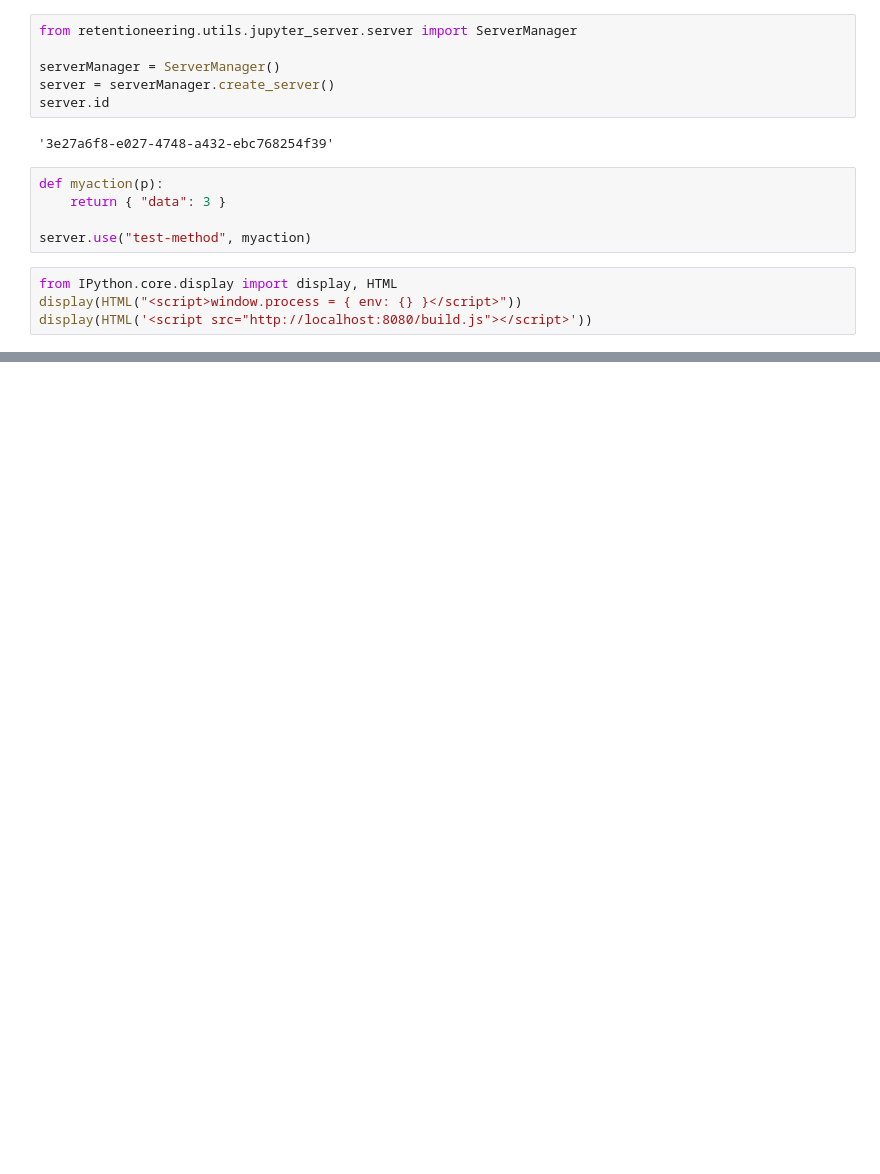
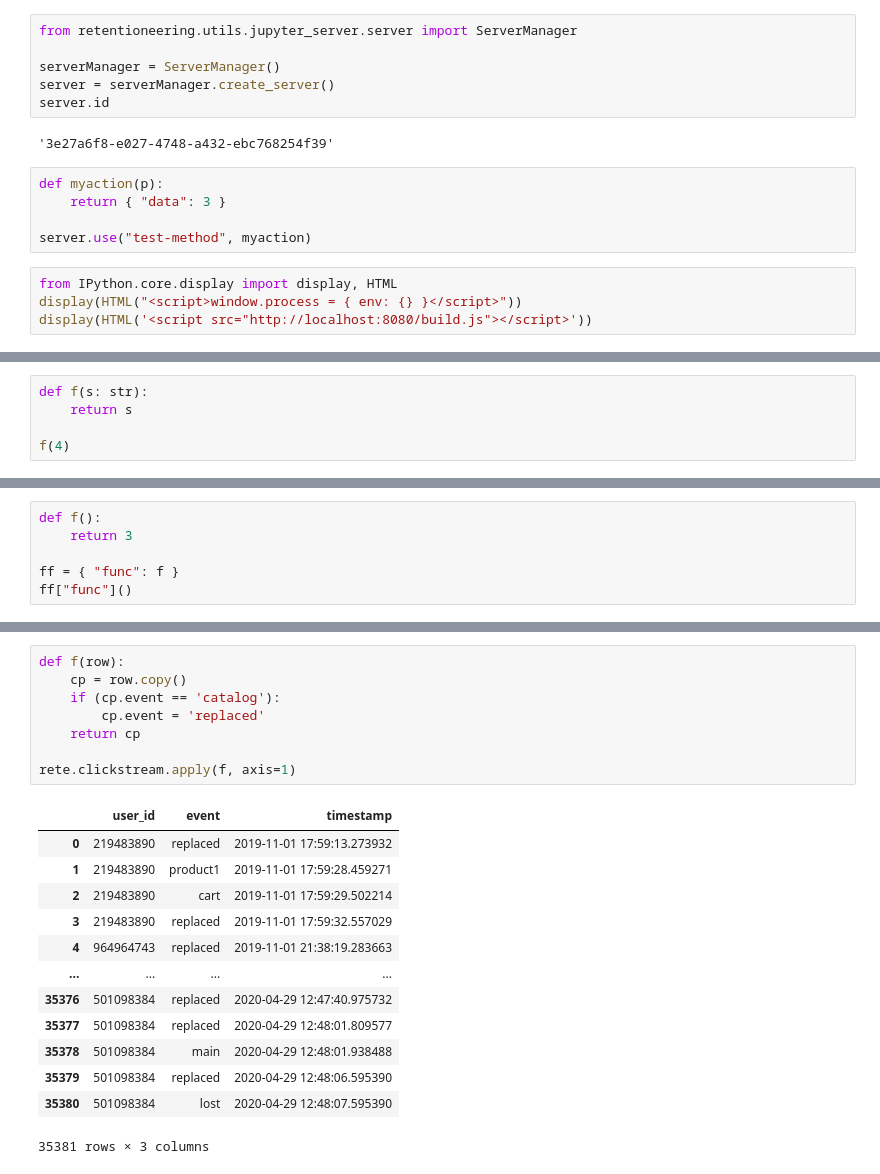
Before and after one commit to retentioneering/retentioneering-tools-2-archive, a Jupyter notebook: Untitled.ipynb, the cells around one changed output, grey strips where cells are left out. Saved outputs shown, nothing was run; the diff lists cells and outputs as text; blank space fills up the shorter version.

```diff
--- a/Untitled.ipynb
+++ b/Untitled.ipynb
@@ -17,0 +20,5 @@ display(HTML('<script src="http://localhost:8080/build.js"></script>'))
+# %%
+def f(s: str):
+    return s
+
+f(4)
@@ -17,0 +44,6 @@ display(HTML('<script src="http://localhost:8080/build.js"></script>'))
+# %%
+def f():
+    return 3
+
+ff = { "func": f }
+ff["func"]()
@@ -17,0 +144,22 @@ display(HTML('<script src="http://localhost:8080/build.js"></script>'))
+# %%
+def f(row):
+    cp = row.copy()
+    if (cp.event == 'catalog'):
+        cp.event = 'replaced'
+    return cp
+
+rete.clickstream.apply(f, axis=1)
+# %% [output]
+|  | user_id | event | timestamp |
+| 0 | 219483890 | replaced | 2019-11-01 17:59:13.273932 |
+| 1 | 219483890 | product1 | 2019-11-01 17:59:28.459271 |
+| 2 | 219483890 | cart | 2019-11-01 17:59:29.502214 |
+| 3 | 219483890 | replaced | 2019-11-01 17:59:32.557029 |
+| 4 | 964964743 | replaced | 2019-11-01 21:38:19.283663 |
+| ... | ... | ... | ... |
+| 35376 | 501098384 | replaced | 2020-04-29 12:47:40.975732 |
+| 35377 | 501098384 | replaced | 2020-04-29 12:48:01.809577 |
+| 35378 | 501098384 | main | 2020-04-29 12:48:01.938488 |
+| 35379 | 501098384 | replaced | 2020-04-29 12:48:06.595390 |
+| 35380 | 501098384 | lost | 2020-04-29 12:48:07.595390 |
+35381 rows × 3 columns
```
Also changed, not shown: parts of 15 cells of this notebook, 8 other files.
